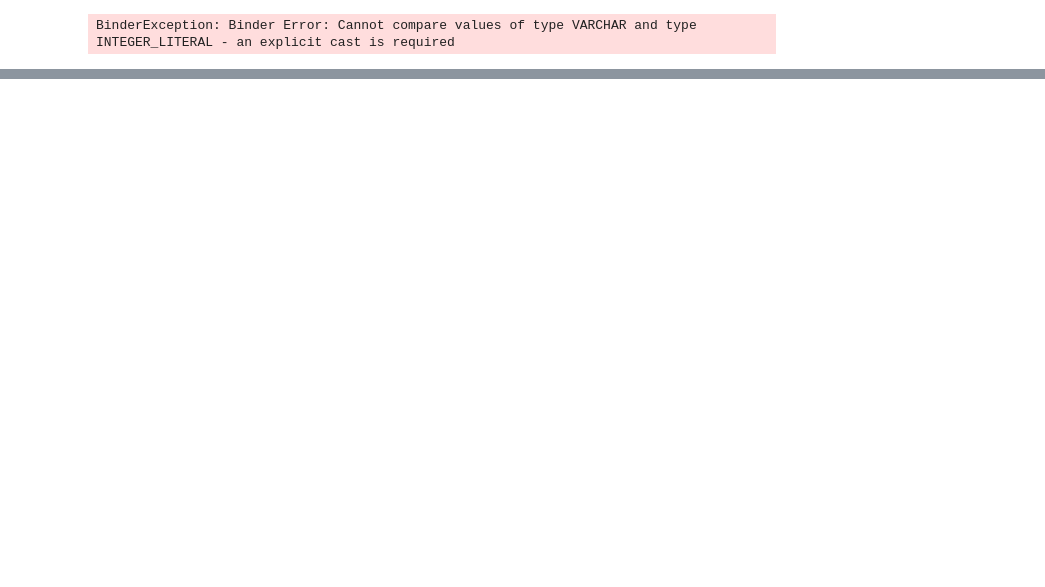
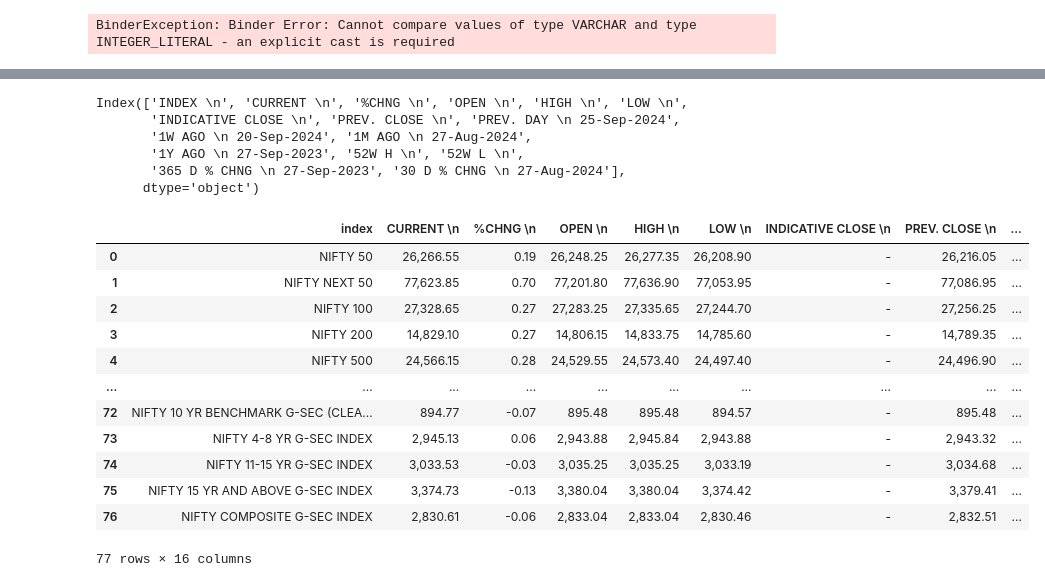
Before and after one commit to rohitsinghuid30/Duck_db, a Jupyter notebook: tutorial2.ipynb, the cells around one changed output, grey strips where cells are left out. Saved outputs shown, nothing was run; the diff lists cells and outputs as text; code cells hidden in the pictures; blank space fills up the shorter version.

Commit message:
pandas code rename column

```diff
--- a/tutorial2.ipynb
+++ b/tutorial2.ipynb
@@ -320,0 +408,2 @@ duckdb.sql("SELECT * from r'./C:\Users\rohit\Desktop\MKT\Index\MW-All-Indices-27
+# %%
+nse_data_df = pd.read_csv("C:/Users/rohit/Desktop/MKT/Index/MW-All-Indices-27-Sep-2024.csv")
@@ -320,0 +567,26 @@ duckdb.sql("SELECT * from r'./C:\Users\rohit\Desktop\MKT\Index\MW-All-Indices-27
+# %%
+nse_data_df.columns
+# %% [output]
+Index(['INDEX \n', 'CURRENT \n', '%CHNG \n', 'OPEN \n', 'HIGH \n', 'LOW \n',
+       'INDICATIVE CLOSE \n', 'PREV. CLOSE \n', 'PREV. DAY \n 25-Sep-2024',
+       '1W AGO \n 20-Sep-2024', '1M AGO \n 27-Aug-2024',
+       '1Y AGO \n 27-Sep-2023', '52W H \n', '52W L \n',
+       '365 D % CHNG \n 27-Sep-2023', '30 D % CHNG \n 27-Aug-2024'],
+      dtype='object')
+# %%
+# rename columns
+nse_data_df.rename(columns={'INDEX \n':'index'})
+# %% [output]
+|  | index | CURRENT \n | %CHNG \n | OPEN \n | HIGH \n | LOW \n | INDICATIVE CLOSE \n | PREV. CLOSE \n | ... |
+| 0 | NIFTY 50 | 26,266.55 | 0.19 | 26,248.25 | 26,277.35 | 26,208.90 | - | 26,216.05 | ... |
+| 1 | NIFTY NEXT 50 | 77,623.85 | 0.70 | 77,201.80 | 77,636.90 | 77,053.95 | - | 77,086.95 | ... |
+| 2 | NIFTY 100 | 27,328.65 | 0.27 | 27,283.25 | 27,335.65 | 27,244.70 | - | 27,256.25 | ... |
+| 3 | NIFTY 200 | 14,829.10 | 0.27 | 14,806.15 | 14,833.75 | 14,785.60 | - | 14,789.35 | ... |
+| 4 | NIFTY 500 | 24,566.15 | 0.28 | 24,529.55 | 24,573.40 | 24,497.40 | - | 24,496.90 | ... |
+| ... | ... | ... | ... | ... | ... | ... | ... | ... | ... |
+| 72 | NIFTY 10 YR BENCHMARK G-SEC (CLEA... | 894.77 | -0.07 | 895.48 | 895.48 | 894.57 | - | 895.48 | ... |
+| 73 | NIFTY 4-8 YR G-SEC INDEX | 2,945.13 | 0.06 | 2,943.88 | 2,945.84 | 2,943.88 | - | 2,943.32 | ... |
+| 74 | NIFTY 11-15 YR G-SEC INDEX | 3,033.53 | -0.03 | 3,035.25 | 3,035.25 | 3,033.19 | - | 3,034.68 | ... |
+| 75 | NIFTY 15 YR AND ABOVE G-SEC INDEX | 3,374.73 | -0.13 | 3,380.04 | 3,380.04 | 3,374.42 | - | 3,379.41 | ... |
+| 76 | NIFTY COMPOSITE G-SEC INDEX | 2,830.61 | -0.06 | 2,833.04 | 2,833.04 | 2,830.46 | - | 2,832.51 | ... |
+77 rows × 16 columns
```
Also changed, not shown: parts of 35 cells of this notebook, 2 other files.
